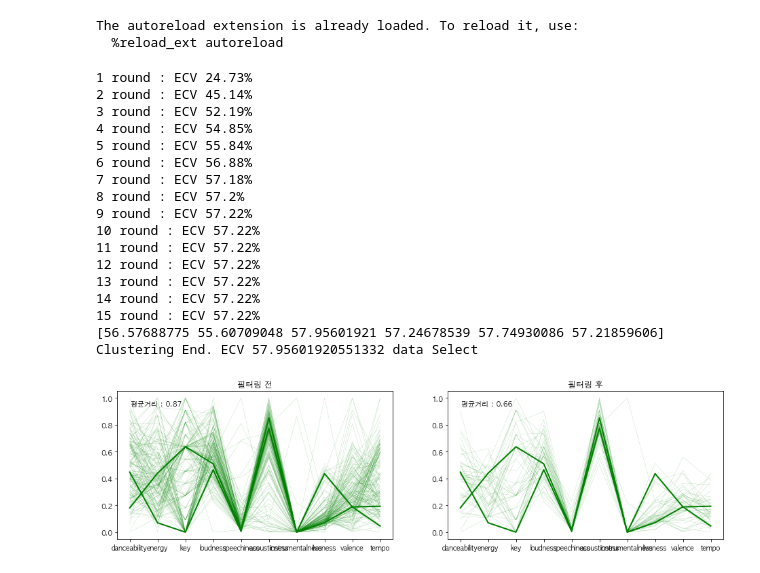
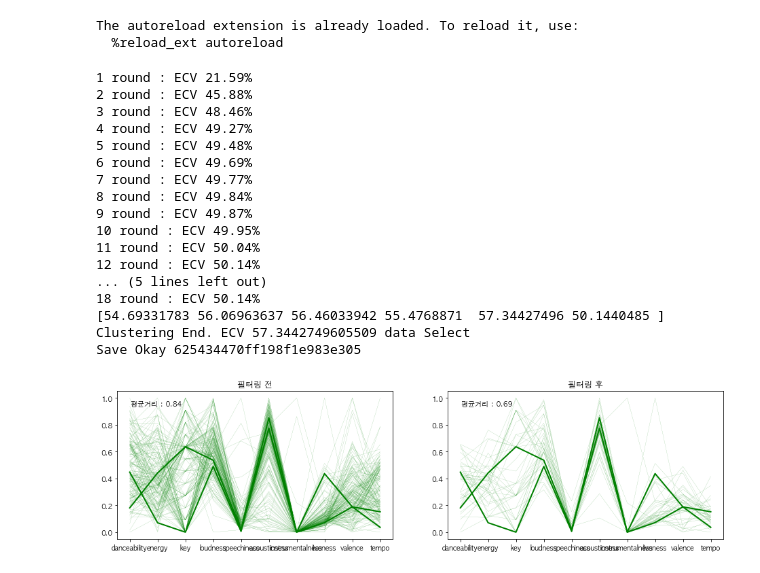
Before and after one commit to formegusto/research-muletter, a Jupyter notebook: pt7. web module test.ipynb, the cells around one changed output. Cells and saved outputs as stored; diff of their text form; code cells hidden in the pictures.

Commit message:
web module update : save mail

```diff
--- a/pt7. web module test.ipynb
+++ b/pt7. web module test.ipynb
@@ -4,32 +4,33 @@
 %reload_ext autoreload
 
 from web import Recommender
-reco = Recommender(_id="6252aa13065072f065307c62")
+reco = Recommender(_id="62542f4bf08938dfe3be9fdd")
 # %% [output]
 The autoreload extension is already loaded. To reload it, use:
   %reload_ext autoreload
 # %%
 reco.init_setting()
 reco.data_preprocessing()
 reco.norm_features.head()
 reco.reco_kmeans()
 reco.visual_filtering()
+reco.save()
 # %% [output]
-1 round : ECV 24.73%
-2 round : ECV 45.14%
-3 round : ECV 52.19%
-4 round : ECV 54.85%
-5 round : ECV 55.84%
-6 round : ECV 56.88%
-7 round : ECV 57.18%
-8 round : ECV 57.2%
-9 round : ECV 57.22%
-10 round : ECV 57.22%
-11 round : ECV 57.22%
-12 round : ECV 57.22%
-13 round : ECV 57.22%
-14 round : ECV 57.22%
-15 round : ECV 57.22%
-[56.57688775 55.60709048 57.95601921 57.24678539 57.74930086 57.21859606]
-Clustering End. ECV 57.95601920551332 data Select
+1 round : ECV 21.59%
+2 round : ECV 45.88%
+3 round : ECV 48.46%
+4 round : ECV 49.27%
+5 round : ECV 49.48%
+6 round : ECV 49.69%
+7 round : ECV 49.77%
+8 round : ECV 49.84%
+9 round : ECV 49.87%
+10 round : ECV 49.95%
+11 round : ECV 50.04%
+12 round : ECV 50.14%
+... (5 lines left out)
+18 round : ECV 50.14%
+[54.69331783 56.06963637 56.46033942 55.4768871  57.34427496 50.1440485 ]
+Clustering End. ECV 57.3442749605509 data Select
+Save Okay 625434470ff198f1e983e305
-[figure, old version]
+[figure, new version]
```
Also changed, not shown: parts of 4 cells of this notebook, 5 other files.
